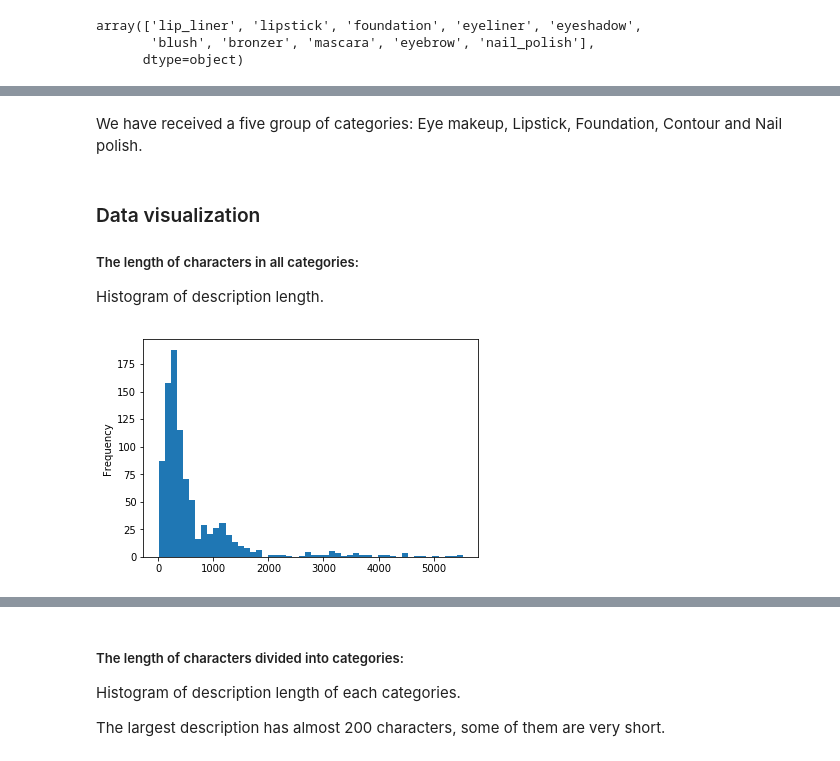
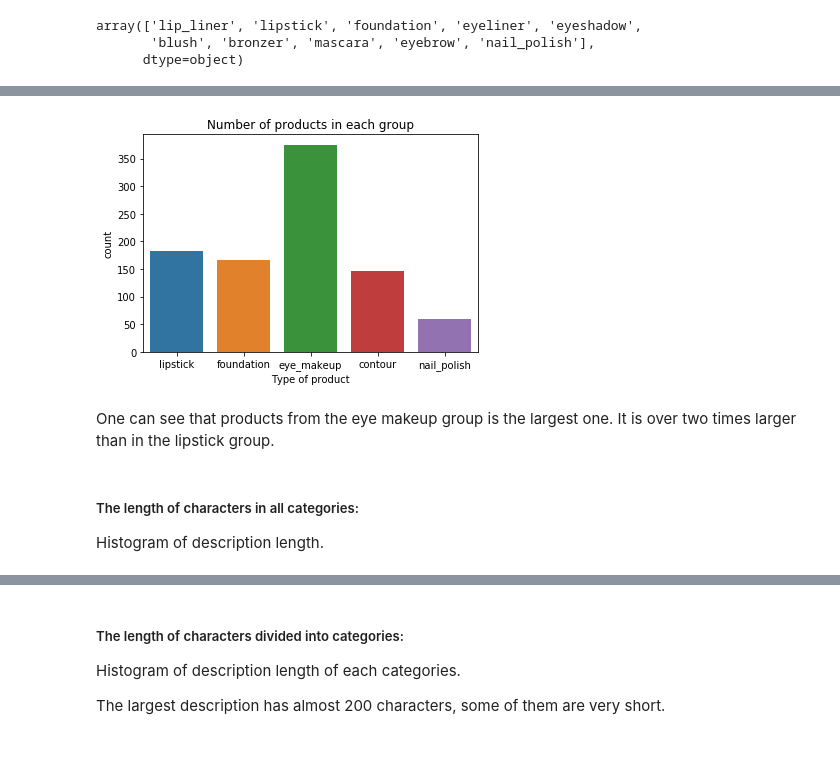
Before and after one commit to aniass/Product-Categorization-NLP, a Jupyter notebook: Text_analysis.ipynb, the cells around one changed output, grey strips where cells are left out. Saved outputs shown, nothing was run; the diff lists cells and outputs as text; code cells hidden in the pictures.

```diff
--- a/Text_analysis.ipynb
+++ b/Text_analysis.ipynb
@@ -196,13 +202,13 @@ contour        144
 nail_polish     60
 Name: product_type, dtype: int64
-# %% [markdown]
-We have received a five group of categories:  Eye makeup, Lipstick, Foundation, Contour and Nail polish.
+# %%
+sns.countplot(x='product_type',data=text_df)
+plt.xlabel('Type of product')
+plt.title('Number of products in each group');
+# %% [output]
+[figure, added]
+# %% [markdown]
+One can see that products from the eye makeup group is the largest one. It is over two times larger than in the lipstick group.
 # %% [markdown]
-### Data visualization
-
 ##### The length of characters in all categories:
 Histogram of description length.
-# %%
-text_df['length'].plot(bins=50, kind='hist');
-# %% [output]
-[figure, removed]
```
Also changed, not shown: parts of 101 cells of this notebook, 1 other file.
